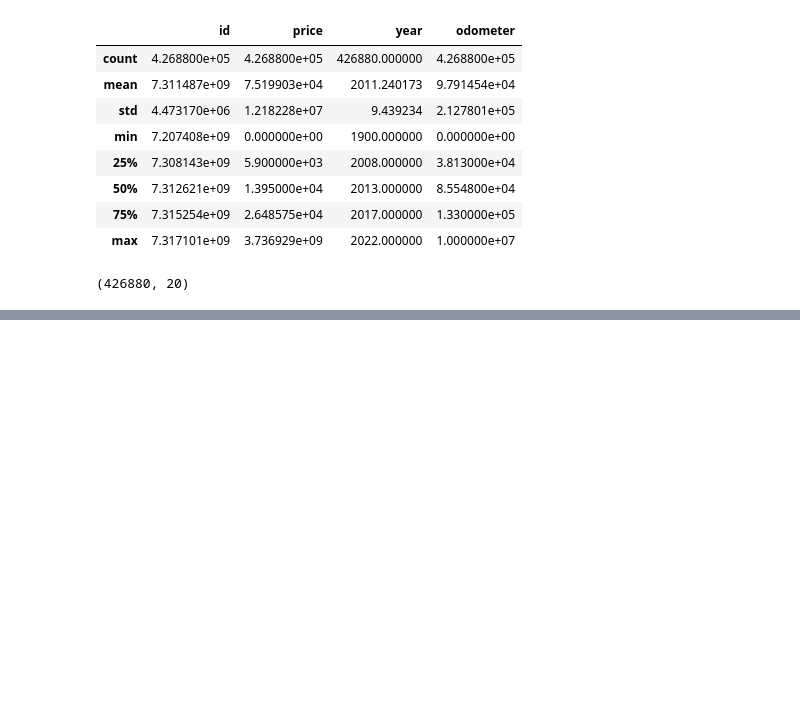
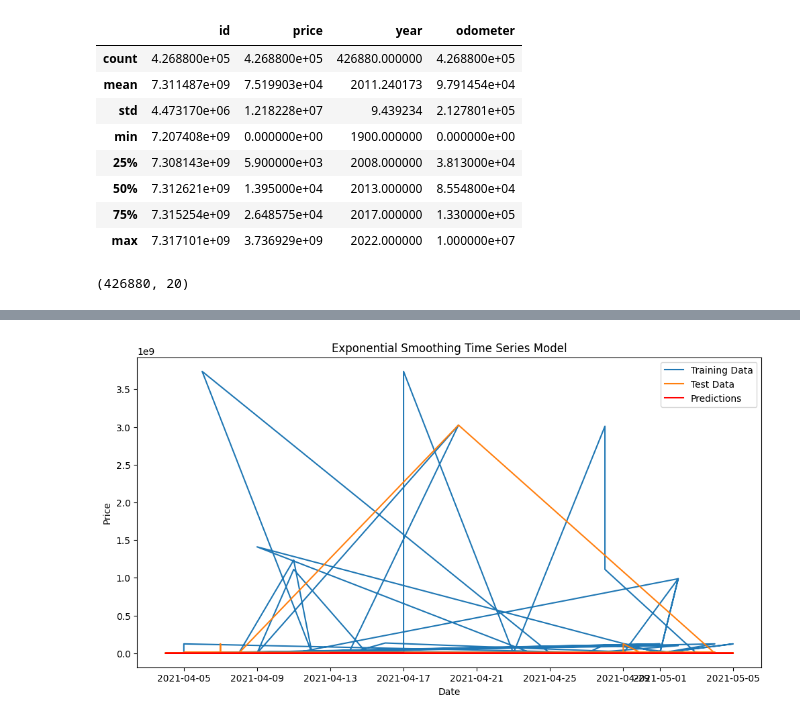
Before and after one commit to ALincolnN/Athena-Technical-Test, a Jupyter notebook: AthenaTimeSeriesModel.ipynb, the cells around one changed output, grey strips where cells are left out. Drawn from its saved outputs; the diff is of its cells as text; code cells hidden in the pictures; blank space fills up the shorter version.

```diff
--- a/AthenaTimeSeriesModel.ipynb
+++ b/AthenaTimeSeriesModel.ipynb
@@ -214,11 +298,28 @@ forecast = model_fit.forecast(steps=10)
 # %%
-# Build the time-series chart.
+# Fit an Exponential Smoothing model
 
-plt.figure(figsize=(12, 6))
-plt.plot(clean_data.index, new_df['price'], label='Price', color='blue')
-plt.title('Vehicle Prices Over Time')
-plt.xlabel('Posting Date')
-plt.ylabel('Price')
-plt.grid(True)
-plt.legend()
-plt.show()
+time_series = new_df.set_index(new_df.index)['price']
+time_series.dropna()
+
+
+train_size = int(len(time_series) * 0.8)
+train, test = time_series[:train_size], time_series[train_size:]
+
+model = ExponentialSmoothing(train, trend='add', seasonal='add', seasonal_periods=7)
+fit_model = model.fit()
+
+predictions = fit_model.forecast(len(test))
+# %%
+# Plot the results
+
+plt.figure(figsize=(12, 6))
+plt.plot(train.index, train, label='Training Data')
+plt.plot(test.index, test, label='Test Data')
+plt.plot(test.index, predictions, label='Predictions', color='red')
+plt.title('Exponential Smoothing Time Series Model')
+plt.xlabel('Date')
+plt.ylabel('Price')
+plt.legend()
+plt.show()
+# %% [output]
+[figure, added]
```
Also changed, not shown: parts of 16 cells of this notebook, 1 other file.
